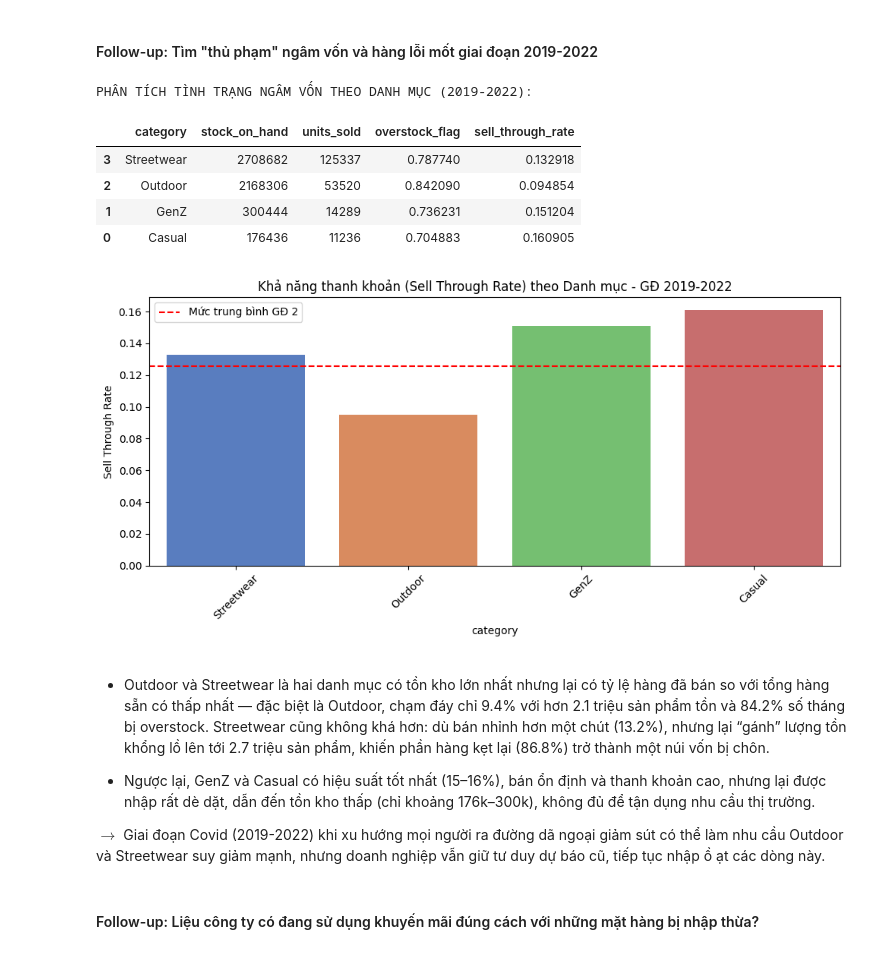
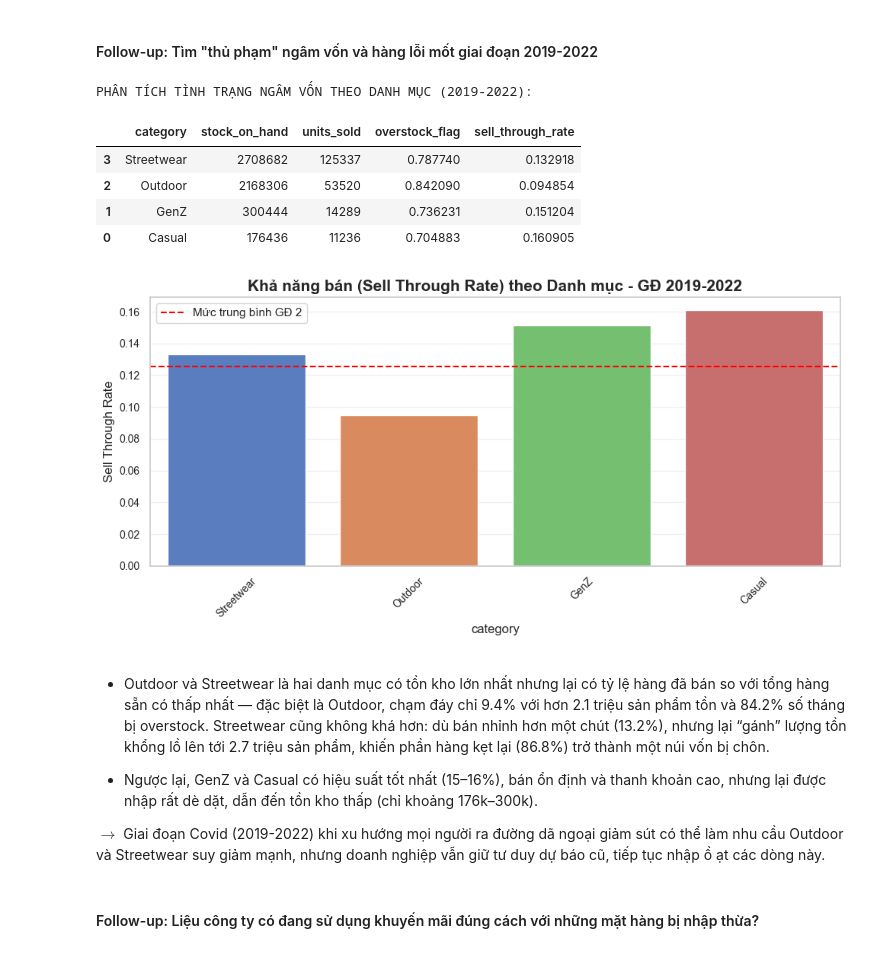
Before and after one commit to mituleefam/Fashion_Ecom_Sales_Forecasting, a Jupyter notebook: 1st_EDA.ipynb, the cells around one changed output. Drawn from its saved outputs; the diff is of its cells as text; code cells hidden in the pictures.

```diff
--- a/1st_EDA.ipynb
+++ b/1st_EDA.ipynb
@@ -89,6 +89,36 @@ order_items['promo_id'] = order_items['promo_id'].fillna('No_Promo')
 order_items['promo_id_2'] = order_items['promo_id_2'].fillna('No_Promo')
 # %% [markdown]
 # EDA
+# %%
+import pandas as pd
+import numpy as np
+import matplotlib.pyplot as plt
+import seaborn as sns
+import matplotlib.ticker as ticker
+import matplotlib.dates as mdates
+import warnings
+warnings.filterwarnings('ignore')
+
+# Thiết lập Style chuẩn hóa cho Data Storytelling
+sns.set_theme(style="whitegrid", rc={"grid.alpha": 0.3})
+plt.rcParams.update({
+    'font.family': 'sans-serif',
+    'font.size': 11,
+    'axes.titlesize': 15,
+    'axes.titleweight': 'bold',
+    'axes.labelsize': 12,
+    'xtick.labelsize': 10,
+    'ytick.labelsize': 10,
+    'legend.fontsize': 11,
+    'figure.titlesize': 18,
+    'figure.titleweight': 'bold'
+})
+
+# Bảng màu chủ đạo (Palettes)
+COLOR_REV = '#2A9D8F' # Xanh ngọc (Tích cực/Doanh thu)
+COLOR_TRAFFIC = '#E76F51' # Cam đỏ (Cảnh báo/Traffic)
+COLOR_P1 = '#8AB17D' # Xanh lá xỉn (GĐ 2012-2018)
+COLOR_P2 = '#E63946' # Đỏ trầm (GĐ 2019-2022)
 # %%
 import pandas as pd
 import matplotlib.pyplot as plt
@@ -283,39 +313,39 @@ PHÂN TÍCH TOÀN BỘ KHO CHUNG:
 # %%
 # Lọc lấy dư liệu tồn kho từ 2019-2022
 inv_p2 = inventory[inventory['Phase'] == '2019-2022']
 # Phân tích theo nhóm danh mục sản phẩm (Category)
 cat_overstock = inv_p2.groupby('category').agg({
     'stock_on_hand': 'sum',             # Tổng hàng nằm kẹt trong kho
     'units_sold': 'sum',                # Tổng bán ra
     'overstock_flag': 'mean',           # Mức độ thường xuyên kẹt hàng
     'sell_through_rate': 'mean'         # Khả năng thanh khoản
 }).reset_index()
 # Sắp xếp từ kẹt hàng nhiều nhất tới ít nhất
 cat_overstock = cat_overstock.sort_values(by='stock_on_hand', ascending=False)
 print("\nPHÂN TÍCH TÌNH TRẠNG NGÂM VỐN THEO DANH MỤC (2019-2022):")
 display(cat_overstock)
 # Vẽ biểu đồ kiểm tra độ thanh khoản của từng Category
 plt.figure(figsize=(10, 5))
 sns.barplot(data=cat_overstock, x='category', y='sell_through_rate', palette='muted')
-plt.title('Khả năng thanh khoản (Sell Through Rate) theo Danh mục - GĐ 2019-2022')
+plt.title('Khả năng bán (Sell Through Rate) theo Danh mục - GĐ 2019-2022')
 plt.ylabel('Sell Through Rate')
 plt.xticks(rotation=45)
 plt.axhline(overall_inv['sell_through_rate'].iloc[1], ls='--', color='red', label='Mức trung bình GĐ 2')
 plt.legend()
 plt.tight_layout()
 plt.show()
 # %% [output]
 PHÂN TÍCH TÌNH TRẠNG NGÂM VỐN THEO DANH MỤC (2019-2022):
 |  | category | stock_on_hand | units_sold | overstock_flag | sell_through_rate |
 | 3 | Streetwear | 2708682 | 125337 | 0.787740 | 0.132918 |
 | 2 | Outdoor | 2168306 | 53520 | 0.842090 | 0.094854 |
 | 1 | GenZ | 300444 | 14289 | 0.736231 | 0.151204 |
 | 0 | Casual | 176436 | 11236 | 0.704883 | 0.160905 |
-[figure, old version]
+[figure, new version]
 # %% [markdown]
 * Outdoor và Streetwear là hai danh mục có tồn kho lớn nhất nhưng lại có tỷ lệ hàng đã bán so với tổng hàng sẵn có thấp nhất — đặc biệt là Outdoor, chạm đáy chỉ 9.4% với hơn 2.1 triệu sản phẩm tồn và 84.2% số tháng bị overstock. Streetwear cũng không khá hơn: dù bán nhỉnh hơn một chút (13.2%), nhưng lại “gánh” lượng tồn khổng lồ lên tới 2.7 triệu sản phẩm, khiến phần hàng kẹt lại (86.8%) trở thành một núi vốn bị chôn.
 
-* Ngược lại, GenZ và Casual có hiệu suất tốt nhất (15–16%), bán ổn định và thanh khoản cao, nhưng lại được nhập rất dè dặt, dẫn đến tồn kho thấp (chỉ khoảng 176k–300k), không đủ để tận dụng nhu cầu thị trường.
+* Ngược lại, GenZ và Casual có hiệu suất tốt nhất (15–16%), bán ổn định và thanh khoản cao, nhưng lại được nhập rất dè dặt, dẫn đến tồn kho thấp (chỉ khoảng 176k–300k).
 
 $\rightarrow$ Giai đoạn Covid (2019-2022) khi xu hướng mọi người ra đường dã ngoại giảm sút có thể làm nhu cầu Outdoor và Streetwear suy giảm mạnh, nhưng doanh nghiệp vẫn giữ tư duy dự báo cũ, tiếp tục nhập ồ ạt các dòng này.
 # %% [markdown]
```
Also changed, not shown: parts of 19 cells of this notebook.
